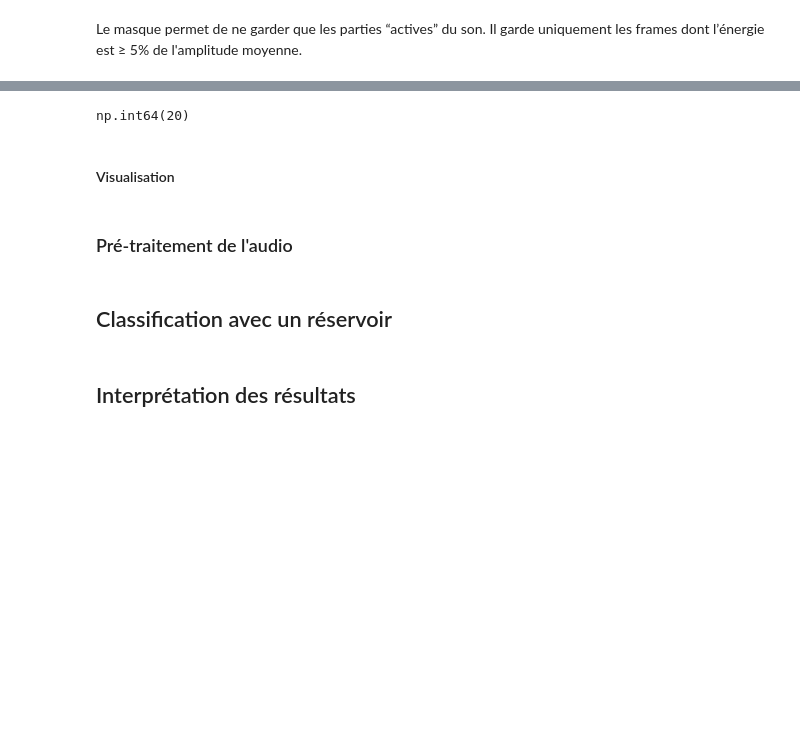
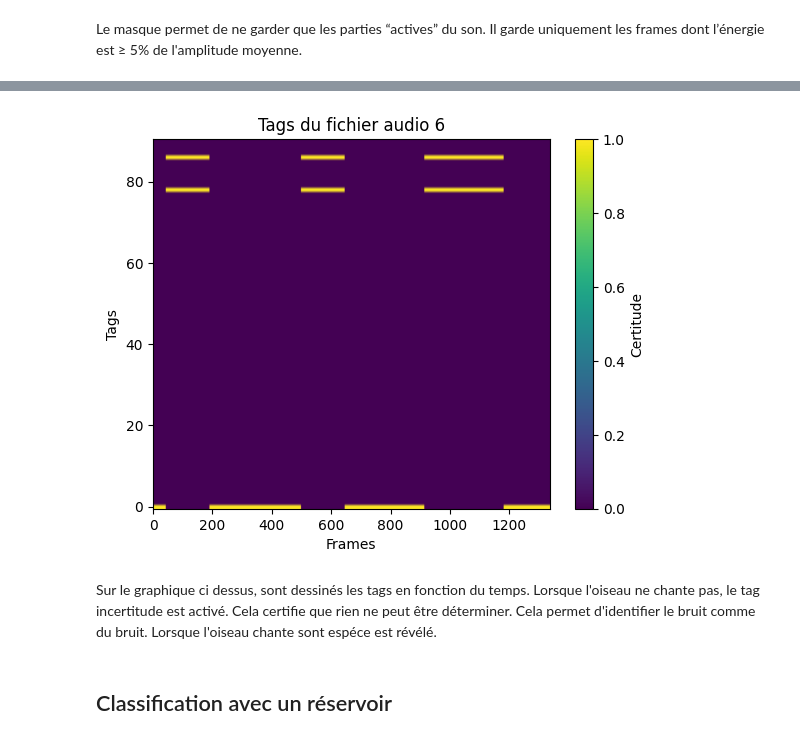
Before and after one commit to ncornet001/the-bird-reservoir, a Jupyter notebook: main.ipynb, the cells around one changed output, grey strips where cells are left out. Drawn from its saved outputs; the diff is of its cells as text; code cells hidden in the pictures; blank space fills up the shorter version.

```diff
--- a/main.ipynb
+++ b/main.ipynb
@@ -162,12 +206,26 @@ Le masque permet de ne garder que les parties “actives” du son. Il garde uni
 # %%
-# Téléchargement et traitement des fichiers audio
+# Chargement et étiquetage des fichiers audios
 df['length'] = np.zeros(len(df))
 
-waves = {}
+X = []
+Y = []
 
-
+id = 0
 for file_id in df['file_id']:
     sg, mask, data, audio_mask, sample_rate = load_audio(file_id)
-    waves[file_id] = data[audio_mask]
+    X.append(sg)
     df.loc[df['file_id'] == file_id,'length'] = len(data[audio_mask])
+
+    y = []
+    tags_vec = tags_to_vector(df['species'][id] + ", " + df['type'][id] ,all_tags)
+    empty_vec = [0 for i in range(len(all_tags))]
+    empty_vec[0] = 1
+    for m in mask: # On marque les tags seulement lorque qqch est audible dans le fichier
+        if m >= 0.75:
+            y.append(tags_vec)
+        else:
+            y.append(empty_vec)
+    y = [list(row) for row in zip(*y)] # Transposition
+    Y.append(y)
     # print(len(data[audio_mask])/sample_rate)
+    id += 1
@@ -186,5 +231,0 @@ Name: length, dtype: float64
-# %%
-n_windows = df.groupby('species')['windows'].sum().min()
-n_windows
-# %% [output]
-np.int64(20)
@@ -203,2 +231,0 @@ for file_id in df['file_id']:
-# %% [markdown]
-#### Visualisation
@@ -207,6 +232,21 @@ import matplotlib.pyplot as plt
-# %% [markdown]
-### Pré-traitement de l'audio
+# %%
+plt.figure()
+plt.imshow(
+    Y[23],
+    aspect="auto",
+    origin="lower",
+    vmin=0,     # valeur min affichée
+    vmax=1,  # valeur max affichée
+    cmap="viridis"
+)
+plt.colorbar(label="Certitude")
+plt.xlabel("Frames")
+plt.ylabel("Tags")
+plt.title("Tags du fichier audio 6")
+plt.show()
+# %% [output]
+[figure, added]
+# %% [markdown]
+Sur le graphique ci dessus, sont dessinés les tags en fonction du temps. Lorsque l'oiseau ne chante pas, le tag incertitude est activé. Cela certifie que rien ne peut être déterminer. Cela permet d'identifier le bruit comme du bruit. Lorsque l'oiseau chante sont espéce est révélé.
 # %% [markdown]
 ## Classification avec un réservoir
-# %% [markdown]
-## Interprétation des résultats
```
Also changed, not shown: parts of 39 cells of this notebook, 1 other file.
